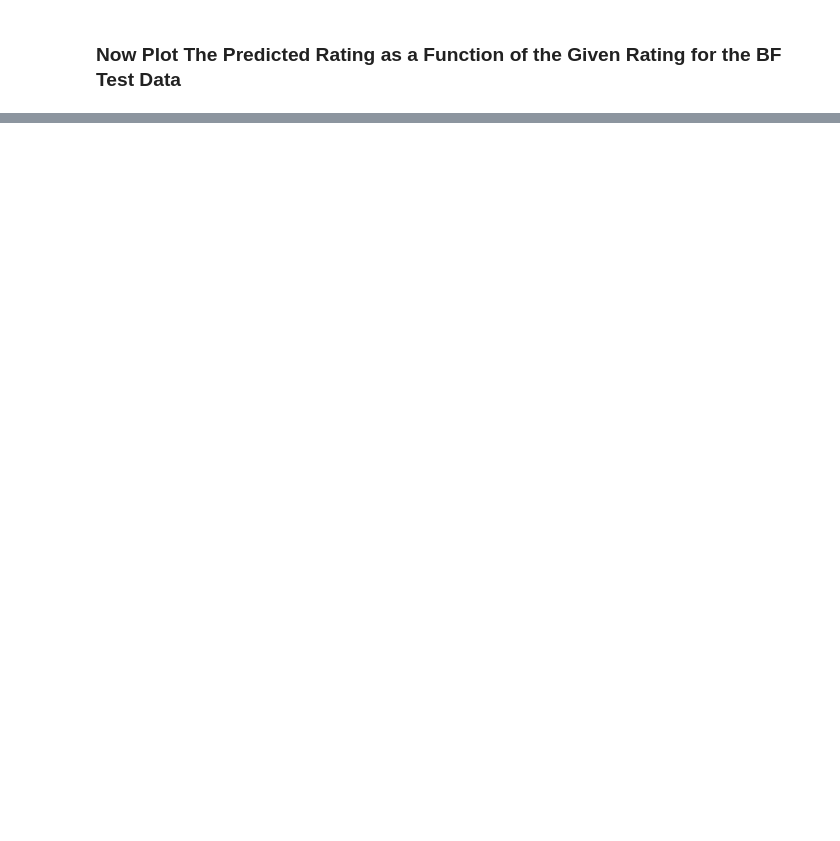
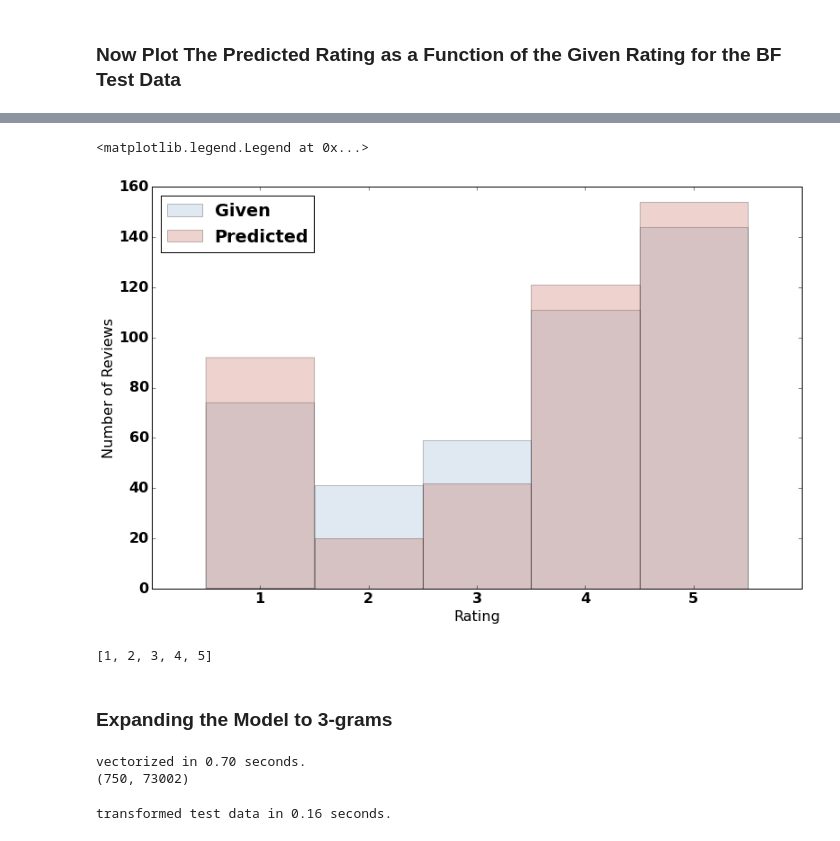
Before and after one commit to mattgiguere/doglodge, a Jupyter notebook: code/test_rating_classifiers.ipynb, the cells around one changed output, grey strips where cells are left out. Saved outputs shown, nothing was run; the diff lists cells and outputs as text; code cells hidden in the pictures; blank space fills up the shorter version.

```diff
--- a/code/test_rating_classifiers.ipynb
+++ b/code/test_rating_classifiers.ipynb
@@ -457,0 +452,37 @@ ax.set_ylim([0, 6])
+# %%
+fig, ax = plt.subplots(1, 1)
+ax.hist(y_test, bins=range(1, 7), align='left', color='#83A7C8', alpha=0.25, label='Given')
+ax.hist(pred[10], bins=range(1, 7), align='left', color='#BA4C37', alpha=0.25, label='Predicted')
+#ax.set_xlim([0, 6])
+ax.xaxis.set_ticks([1, 2, 3, 4, 5])
+ax.set_xlabel('Rating')
+ax.set_ylabel('Number of Reviews')
+ax.legend(loc='best')
+plt.savefig('Predict
+# %% [output]
+<matplotlib.legend.Legend at 0x...>
+[figure, added]
+# %%
+range(1, 6)
+# %% [output]
+[1, 2, 3, 4, 5]
+# %% [markdown]
+### Expanding the Model to 3-grams
+# %%
+t0 = time()
+vectorizer = TfidfVectorizer(sublinear_tf=True, max_df=0.5,
+                             stop_words='english', ngram_range=(1, 3))
+X_train = vectorizer.fit_transform(train_data)
+duration = time() - t0
+print('vectorized in {:.2f} seconds.'.format(duration))
+print(X_train.shape)
+# %% [output]
+vectorized in 0.70 seconds.
+(750, 73002)
+# %%
+t0 = time()
+X_test = vectorizer.transform(test_data)
+duration = time() - t0
+print('transformed test data in {:.2f} seconds.'.format(duration))
+# %% [output]
+transformed test data in 0.16 seconds.
```
Also changed, not shown: parts of 33 cells of this notebook, 3 other files.
